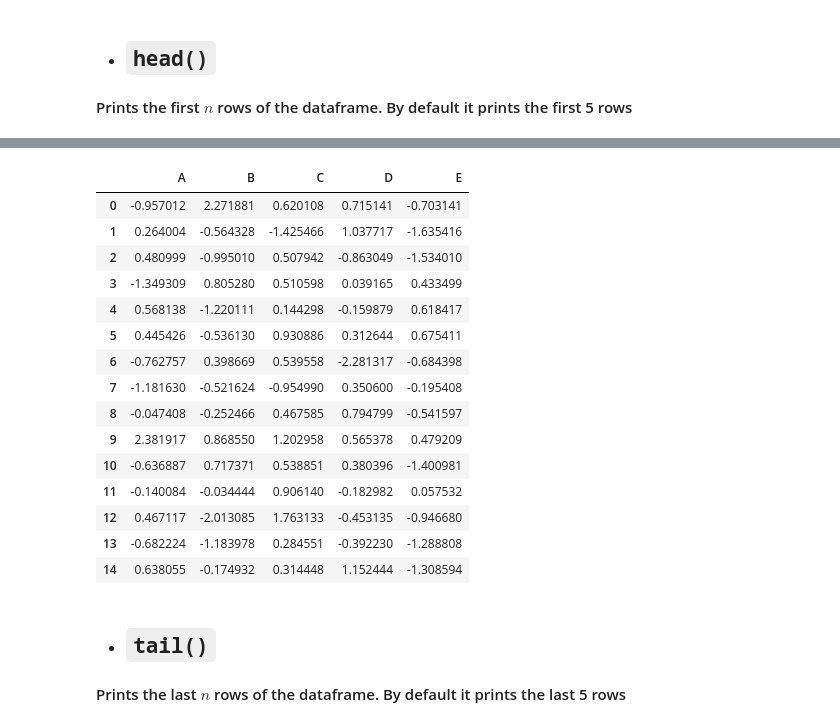
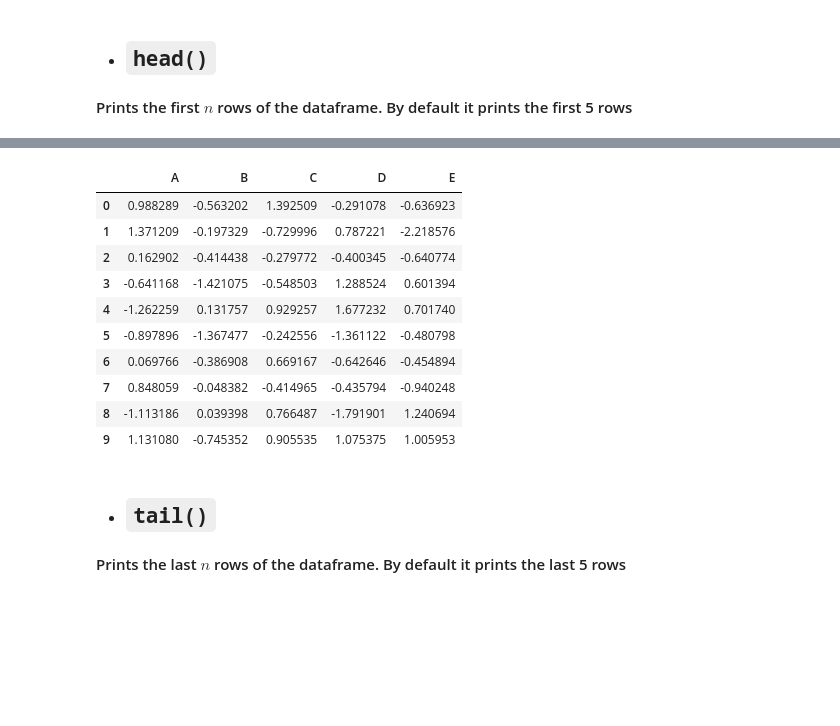
Before and after one commit to laxmanclinilaunch-hub/python-10-11am-, a Jupyter notebook: 2.EDA/Pandas.ipynb, the cells around one changed output, grey strips where cells are left out. Drawn from its saved outputs; the diff is of its cells as text; code cells hidden in the pictures; blank space fills up the shorter version.

```diff
--- a/2.EDA/Pandas.ipynb
+++ b/2.EDA/Pandas.ipynb
@@ -307,23 +307,18 @@ df.head()
 # %%
 # In fact we can also print the first 15 rows
-df.head(15)
+df.head(10)
 # %% [output]
 |  | A | B | C | D | E |
-| 0 | -0.957012 | 2.271881 | 0.620108 | 0.715141 | -0.703141 |
-| 1 | 0.264004 | -0.564328 | -1.425466 | 1.037717 | -1.635416 |
-| 2 | 0.480999 | -0.995010 | 0.507942 | -0.863049 | -1.534010 |
-| 3 | -1.349309 | 0.805280 | 0.510598 | 0.039165 | 0.433499 |
-| 4 | 0.568138 | -1.220111 | 0.144298 | -0.159879 | 0.618417 |
-| 5 | 0.445426 | -0.536130 | 0.930886 | 0.312644 | 0.675411 |
-| 6 | -0.762757 | 0.398669 | 0.539558 | -2.281317 | -0.684398 |
-| 7 | -1.181630 | -0.521624 | -0.954990 | 0.350600 | -0.195408 |
-| 8 | -0.047408 | -0.252466 | 0.467585 | 0.794799 | -0.541597 |
-| 9 | 2.381917 | 0.868550 | 1.202958 | 0.565378 | 0.479209 |
-| 10 | -0.636887 | 0.717371 | 0.538851 | 0.380396 | -1.400981 |
-| 11 | -0.140084 | -0.034444 | 0.906140 | -0.182982 | 0.057532 |
-| 12 | 0.467117 | -2.013085 | 1.763133 | -0.453135 | -0.946680 |
-| 13 | -0.682224 | -1.183978 | 0.284551 | -0.392230 | -1.288808 |
-| 14 | 0.638055 | -0.174932 | 0.314448 | 1.152444 | -1.308594 |
+| 0 | 0.988289 | -0.563202 | 1.392509 | -0.291078 | -0.636923 |
+| 1 | 1.371209 | -0.197329 | -0.729996 | 0.787221 | -2.218576 |
+| 2 | 0.162902 | -0.414438 | -0.279772 | -0.400345 | -0.640774 |
+| 3 | -0.641168 | -1.421075 | -0.548503 | 1.288524 | 0.601394 |
+| 4 | -1.262259 | 0.131757 | 0.929257 | 1.677232 | 0.701740 |
+| 5 | -0.897896 | -1.367477 | -0.242556 | -1.361122 | -0.480798 |
+| 6 | 0.069766 | -0.386908 | 0.669167 | -0.642646 | -0.454894 |
+| 7 | 0.848059 | -0.048382 | -0.414965 | -0.435794 | -0.940248 |
+| 8 | -1.113186 | 0.039398 | 0.766487 | -1.791901 | 1.240694 |
+| 9 | 1.131080 | -0.745352 | 0.905535 | 1.075375 | 1.005953 |
 # %% [markdown]
 * ## <b><code>tail()</code></b>
 
```
Also changed, not shown: parts of 26 cells of this notebook, 1 other file.
